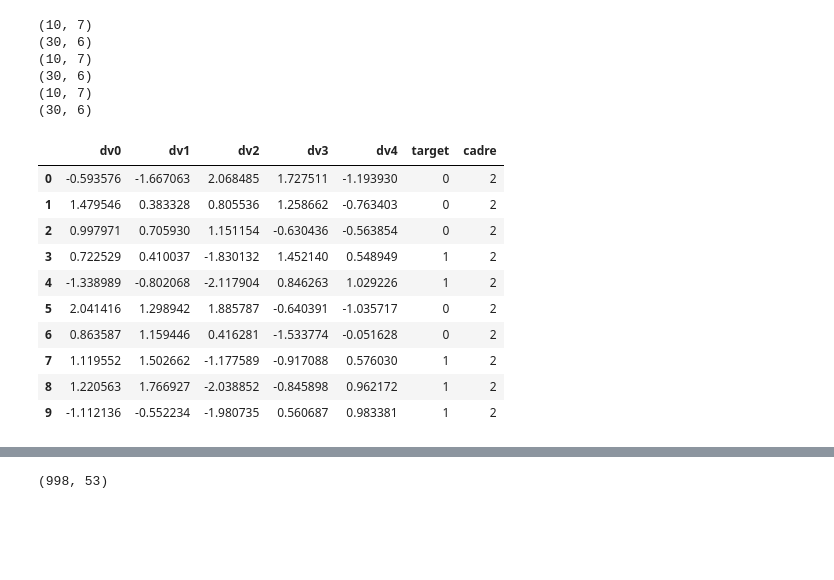
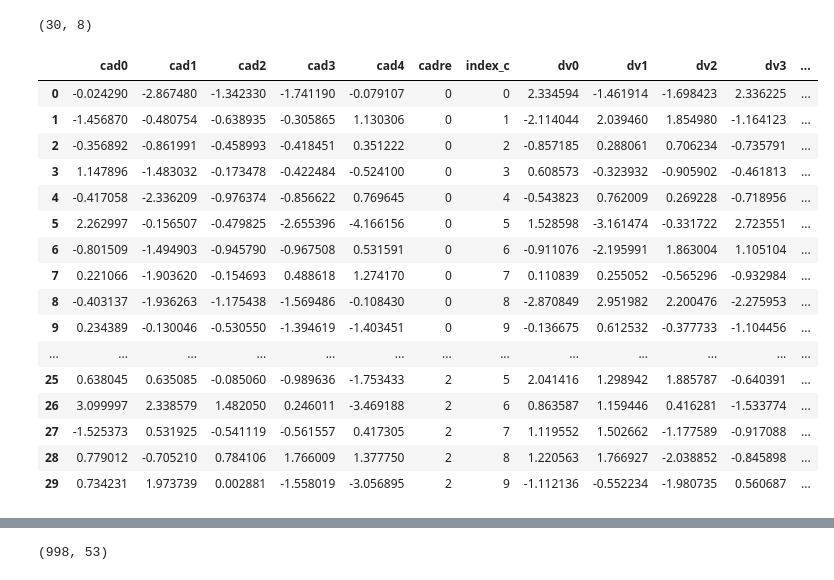
Before and after one commit to HealthINCITE/supervised-cadres, a Jupyter notebook: notebooks/DataGeneator.ipynb, the cells around one changed output, grey strips where cells are left out. Cells and saved outputs as stored; diff of their text form; code cells hidden in the pictures; blank space fills up the shorter version.

```diff
--- a/notebooks/DataGeneator.ipynb
+++ b/notebooks/DataGeneator.ipynb
@@ -62,6 +45,5 @@ df
 # %%
-
-def generate_variables(df, dv_samples, features, classes, informative, seed):
+def generate_variables(df, samples, features, classes, informative, seed):
         # df = dataframe
         # features = number of features
         # n = sample size
@@ -69,41 +51,45 @@ def generate_variables(df, dv_samples, features, classes, informative, seed):
         # r = random state
         # y = target / dependent variable / number of responses for categorical variable
         # X = independent variables
-        df2=df.copy()
+        df2=pd.DataFrame()
+
         for cadre in range(cadres):
             seed_c=cadre*seed
-            X, y= make_classification(n_samples=dv_samples, n_features=features, n_informative=informative,  n_classes=classes,  random_state=seed_c)
+            X, y= make_classification(n_samples=samples, n_features=features, n_informative=informative,  n_classes=classes,  random_state=seed_c)
             columns= [ 'dv'+str(x) for x in range(features)]
             df3 = pd.DataFrame(X, columns = columns)
             df3["target"]=y
             df3["cadre"]=cadre
-            print(df3.shape)
-
-            print(df.shape)
+            df3["index_c"]=df3.index
+            df2=df2.append(df3)
             #df2.merge(df3,left_on='cadre',right_on='cadre')
         #df2=pd.concat([df2.loc[df2.cadre==0,], df3], axis=1, join='inner')
-        return df3
+        return df2
 
 df2=generate_variables(df, dv_samples, dv_features, dv_classes, dv_informative, seed)
-df2
+df2.shape
 # %% [output]
-(10, 7)
-(30, 6)
-(10, 7)
-(30, 6)
-(10, 7)
-(30, 6)
+(30, 8)
-|  | dv0 | dv1 | dv2 | dv3 | dv4 | target | cadre |
-| 0 | -0.593576 | -1.667063 | 2.068485 | 1.727511 | -1.193930 | 0 | 2 |
-| 1 | 1.479546 | 0.383328 | 0.805536 | 1.258662 | -0.763403 | 0 | 2 |
-| 2 | 0.997971 | 0.705930 | 1.151154 | -0.630436 | -0.563854 | 0 | 2 |
-| 3 | 0.722529 | 0.410037 | -1.830132 | 1.452140 | 0.548949 | 1 | 2 |
-| 4 | -1.338989 | -0.802068 | -2.117904 | 0.846263 | 1.029226 | 1 | 2 |
-| 5 | 2.041416 | 1.298942 | 1.885787 | -0.640391 | -1.035717 | 0 | 2 |
-| 6 | 0.863587 | 1.159446 | 0.416281 | -1.533774 | -0.051628 | 0 | 2 |
-| 7 | 1.119552 | 1.502662 | -1.177589 | -0.917088 | 0.576030 | 1 | 2 |
-| 8 | 1.220563 | 1.766927 | -2.038852 | -0.845898 | 0.962172 | 1 | 2 |
-| 9 | -1.112136 | -0.552234 | -1.980735 | 0.560687 | 0.983381 | 1 | 2 |
+# %%
+pd.merge(df, df2, on=['cadre', 'index_c'])
+# %% [output]
+|  | cad0 | cad1 | cad2 | cad3 | cad4 | cadre | index_c | dv0 | dv1 | dv2 | dv3 | ... |
+| 0 | -0.024290 | -2.867480 | -1.342330 | -1.741190 | -0.079107 | 0 | 0 | 2.334594 | -1.461914 | -1.698423 | 2.336225 | ... |
+| 1 | -1.456870 | -0.480754 | -0.638935 | -0.305865 | 1.130306 | 0 | 1 | -2.114044 | 2.039460 | 1.854980 | -1.164123 | ... |
+| 2 | -0.356892 | -0.861991 | -0.458993 | -0.418451 | 0.351222 | 0 | 2 | -0.857185 | 0.288061 | 0.706234 | -0.735791 | ... |
+| 3 | 1.147896 | -1.483032 | -0.173478 | -0.422484 | -0.524100 | 0 | 3 | 0.608573 | -0.323932 | -0.905902 | -0.461813 | ... |
+| 4 | -0.417058 | -2.336209 | -0.976374 | -0.856622 | 0.769645 | 0 | 4 | -0.543823 | 0.762009 | 0.269228 | -0.718956 | ... |
+| 5 | 2.262997 | -0.156507 | -0.479825 | -2.655396 | -4.166156 | 0 | 5 | 1.528598 | -3.161474 | -0.331722 | 2.723551 | ... |
+| 6 | -0.801509 | -1.494903 | -0.945790 | -0.967508 | 0.531591 | 0 | 6 | -0.911076 | -2.195991 | 1.863004 | 1.105104 | ... |
+| 7 | 0.221066 | -1.903620 | -0.154693 | 0.488618 | 1.274170 | 0 | 7 | 0.110839 | 0.255052 | -0.565296 | -0.932984 | ... |
+| 8 | -0.403137 | -1.936263 | -1.175438 | -1.569486 | -0.108430 | 0 | 8 | -2.870849 | 2.951982 | 2.200476 | -2.275953 | ... |
+| 9 | 0.234389 | -0.130046 | -0.530550 | -1.394619 | -1.403451 | 0 | 9 | -0.136675 | 0.612532 | -0.377733 | -1.104456 | ... |
+| ... | ... | ... | ... | ... | ... | ... | ... | ... | ... | ... | ... | ... |
+| 25 | 0.638045 | 0.635085 | -0.085060 | -0.989636 | -1.753433 | 2 | 5 | 2.041416 | 1.298942 | 1.885787 | -0.640391 | ... |
+| 26 | 3.099997 | 2.338579 | 1.482050 | 0.246011 | -3.469188 | 2 | 6 | 0.863587 | 1.159446 | 0.416281 | -1.533774 | ... |
+| 27 | -1.525373 | 0.531925 | -0.541119 | -0.561557 | 0.417305 | 2 | 7 | 1.119552 | 1.502662 | -1.177589 | -0.917088 | ... |
+| 28 | 0.779012 | -0.705210 | 0.784106 | 1.766009 | 1.377750 | 2 | 8 | 1.220563 | 1.766927 | -2.038852 | -0.845898 | ... |
+| 29 | 0.734231 | 1.973739 | 0.002881 | -1.558019 | -3.056895 | 2 | 9 | -1.112136 | -0.552234 | -1.980735 | 0.560687 | ... |
 # %%
 def generate_variables(df, X, y, c, informative, r):
         # n = sample size
```
Also changed, not shown: parts of 2 cells of this notebook.
